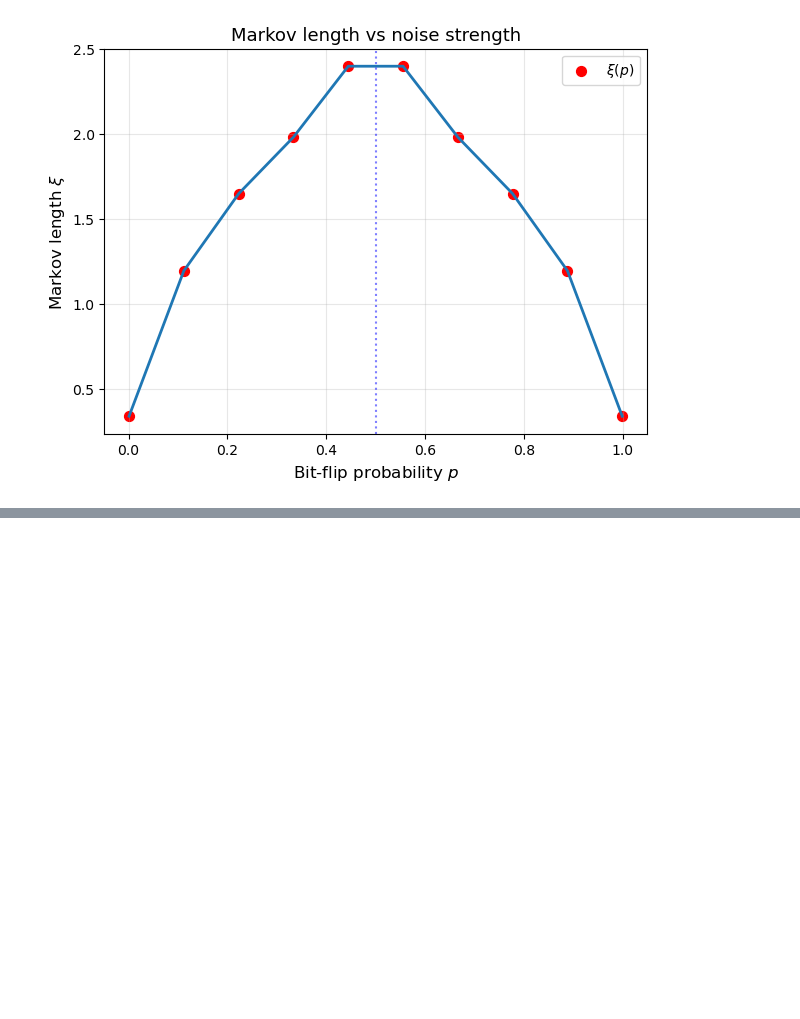
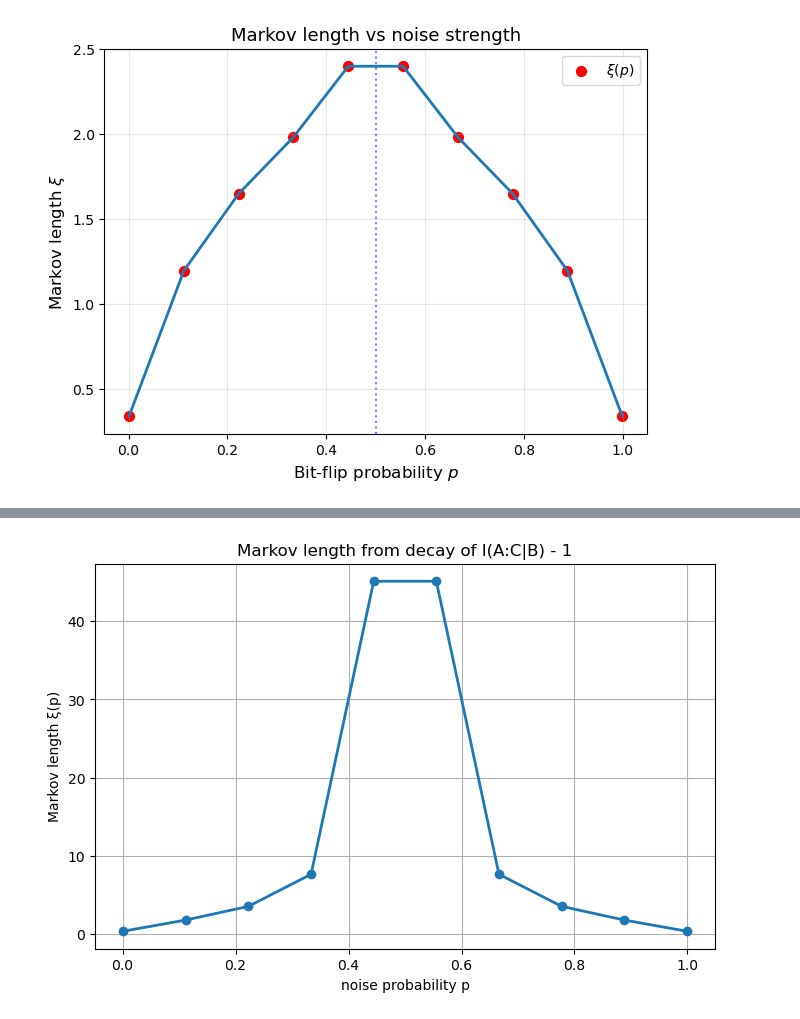
Before and after one commit to HannaKarwowska/PSI-Essay, a Jupyter notebook: CMI_with_S.ipynb, the cells around one changed output, grey strips where cells are left out. Cells and saved outputs as stored; diff of their text form; code cells hidden in the pictures; blank space fills up the shorter version.

```diff
--- a/CMI_with_S.ipynb
+++ b/CMI_with_S.ipynb
@@ -687,0 +901,5 @@ plt.show()
+# %%
+#Smaller parameters
+p_array2 = np.linspace(0.001,0.999,10)
+
+N2= 8
@@ -687,0 +988,24 @@ plt.show()
+# %%
+# ------------------------------------------------------------
+# Plot xi(p)
+# ------------------------------------------------------------
+
+valid = np.isfinite(xi_array)
+
+plt.figure(figsize=(8, 5))
+
+plt.plot(
+    p_array2[valid],
+    xi_array[valid],
+    marker='o',
+    lw=2
+)
+
+plt.xlabel("noise probability p")
+plt.ylabel("Markov length ξ(p)")
+plt.title("Markov length from decay of I(A:C|B) - 1")
+
+plt.grid(True)
+plt.show()
+# %% [output]
+[figure, added]
```
Also changed, not shown: parts of 4 cells of this notebook, 5 other files.
